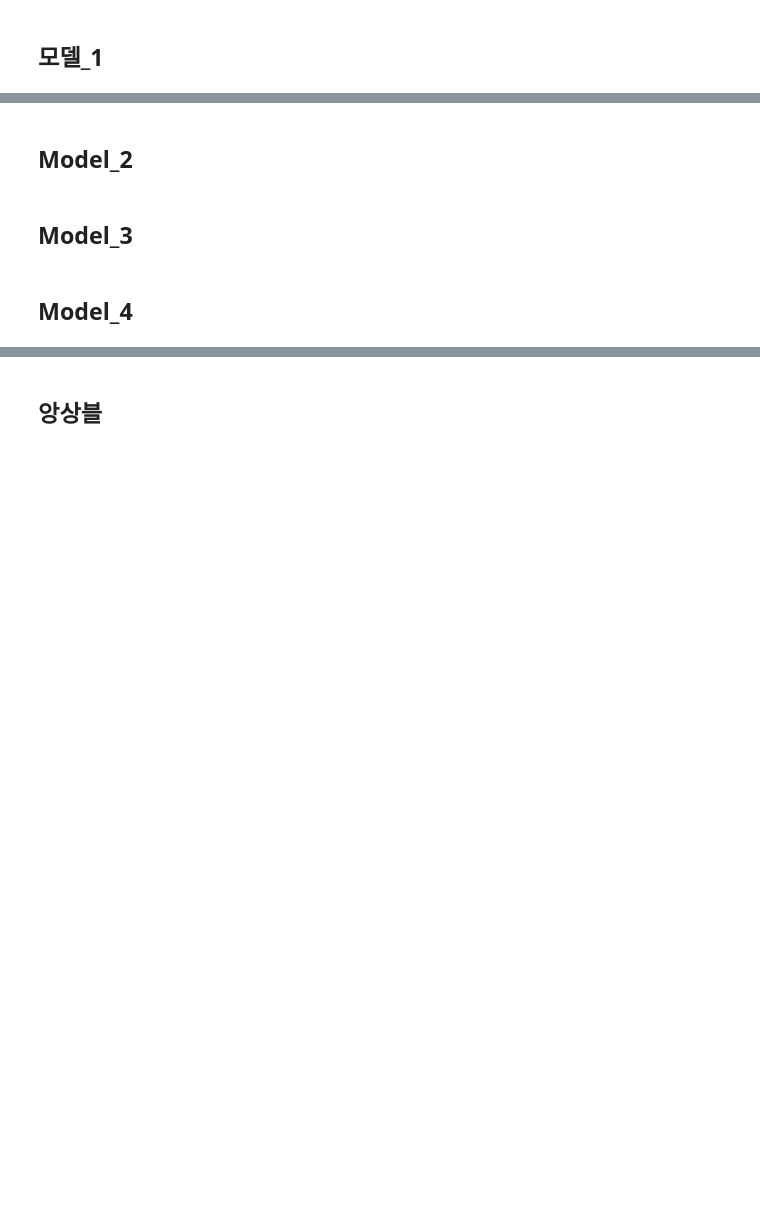
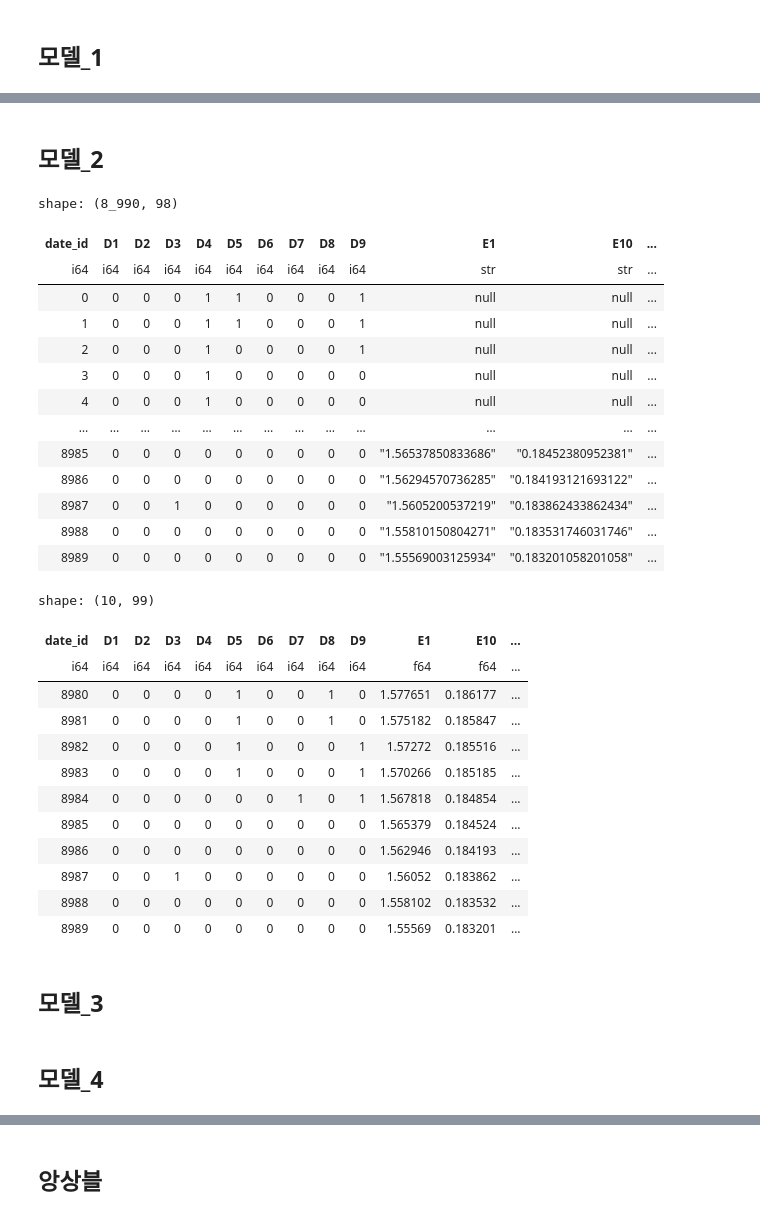
Before and after one commit to blackdew/kaggle-hull-tactical, a Jupyter notebook: notebooks/hull-tactical-ensemble-of-solutions.ipynb, the cells around one changed output, grey strips where cells are left out. Saved outputs shown, nothing was run; the diff lists cells and outputs as text; code cells hidden in the pictures; blank space fills up the shorter version.

Commit message:
노트북 한글화 및 kaggle_evaluation 임포트용 환경 셀 추가/의존성 보강

```diff
--- a/notebooks/hull-tactical-ensemble-of-solutions.ipynb
+++ b/notebooks/hull-tactical-ensemble-of-solutions.ipynb
@@ -44,7 +50,7 @@ def predict_Model_1(test: pl.DataFrame) -> float:
     print(f'{pred}')
     return pred
 # %% [markdown]
-## Model_2
+## 모델_2
 # %%
 import os
 from pathlib import Path
@@ -56,10 +62,38 @@ import numpy as np
 from sklearn.linear_model import ElasticNet, ElasticNetCV, LinearRegression
 from sklearn.preprocessing import StandardScaler
 # %%
-train = pl.read_csv("/kaggle/input/hull-tactical-market-prediction/train.csv")
+train = pl.read_csv("../data/train.csv")
 display(train)
-test = pl.read_csv("/kaggle/input/hull-tactical-market-prediction/test.csv")
+test = pl.read_csv("../data/test.csv")
 display(test)
+# %% [output]
+shape: (8_990, 98)
+| date_id | D1 | D2 | D3 | D4 | D5 | D6 | D7 | D8 | D9 | E1 | E10 | ... |
+| i64 | i64 | i64 | i64 | i64 | i64 | i64 | i64 | i64 | i64 | str | str | ... |
+| 0 | 0 | 0 | 0 | 1 | 1 | 0 | 0 | 0 | 1 | null | null | ... |
+| 1 | 0 | 0 | 0 | 1 | 1 | 0 | 0 | 0 | 1 | null | null | ... |
+| 2 | 0 | 0 | 0 | 1 | 0 | 0 | 0 | 0 | 1 | null | null | ... |
+| 3 | 0 | 0 | 0 | 1 | 0 | 0 | 0 | 0 | 0 | null | null | ... |
+| 4 | 0 | 0 | 0 | 1 | 0 | 0 | 0 | 0 | 0 | null | null | ... |
+| … | … | … | … | … | … | … | … | … | … | … | … | ... |
+| 8985 | 0 | 0 | 0 | 0 | 0 | 0 | 0 | 0 | 0 | "1.56537850833686" | "0.18452380952381" | ... |
+| 8986 | 0 | 0 | 0 | 0 | 0 | 0 | 0 | 0 | 0 | "1.56294570736285" | "0.184193121693122" | ... |
+| 8987 | 0 | 0 | 1 | 0 | 0 | 0 | 0 | 0 | 0 | "1.5605200537219" | "0.183862433862434" | ... |
+| 8988 | 0 | 0 | 0 | 0 | 0 | 0 | 0 | 0 | 0 | "1.55810150804271" | "0.183531746031746" | ... |
+| 8989 | 0 | 0 | 0 | 0 | 0 | 0 | 0 | 0 | 0 | "1.55569003125934" | "0.183201058201058" | ... |
+shape: (10, 99)
+| date_id | D1 | D2 | D3 | D4 | D5 | D6 | D7 | D8 | D9 | E1 | E10 | ... |
+| i64 | i64 | i64 | i64 | i64 | i64 | i64 | i64 | i64 | i64 | f64 | f64 | ... |
+| 8980 | 0 | 0 | 0 | 0 | 1 | 0 | 0 | 1 | 0 | 1.577651 | 0.186177 | ... |
+| 8981 | 0 | 0 | 0 | 0 | 1 | 0 | 0 | 1 | 0 | 1.575182 | 0.185847 | ... |
+| 8982 | 0 | 0 | 0 | 0 | 1 | 0 | 0 | 0 | 1 | 1.57272 | 0.185516 | ... |
+| 8983 | 0 | 0 | 0 | 0 | 1 | 0 | 0 | 0 | 1 | 1.570266 | 0.185185 | ... |
+| 8984 | 0 | 0 | 0 | 0 | 0 | 0 | 1 | 0 | 1 | 1.567818 | 0.184854 | ... |
+| 8985 | 0 | 0 | 0 | 0 | 0 | 0 | 0 | 0 | 0 | 1.565379 | 0.184524 | ... |
+| 8986 | 0 | 0 | 0 | 0 | 0 | 0 | 0 | 0 | 0 | 1.562946 | 0.184193 | ... |
+| 8987 | 0 | 0 | 1 | 0 | 0 | 0 | 0 | 0 | 0 | 1.56052 | 0.183862 | ... |
+| 8988 | 0 | 0 | 0 | 0 | 0 | 0 | 0 | 0 | 0 | 1.558102 | 0.183532 | ... |
+| 8989 | 0 | 0 | 0 | 0 | 0 | 0 | 0 | 0 | 0 | 1.55569 | 0.183201 | ... |
 # %%
 MIN_SIGNAL:        float = 0.0                  # 일일 신호의 최소값
 MAX_SIGNAL:        float = 2.0                  # 일일 신호의 최대값
@@ -91,9 +125,9 @@ def predict_Model_2(test: pl.DataFrame) -> float:
     print(f'{pred}')
     return pred
 # %% [markdown]
-## Model_3
+## 모델_3
 # %% [markdown]
-## Model_4
+## 모델_4
 # %%
 import os
 from pathlib import Path
```
Also changed, not shown: parts of 17 cells of this notebook, 5 other files.
